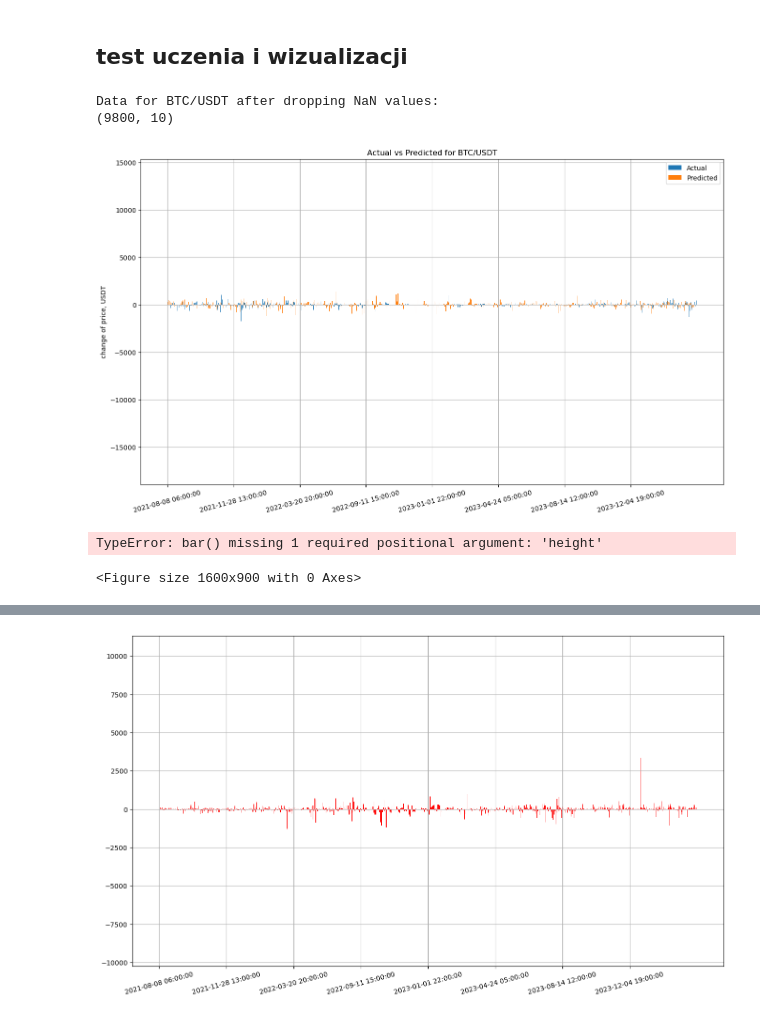
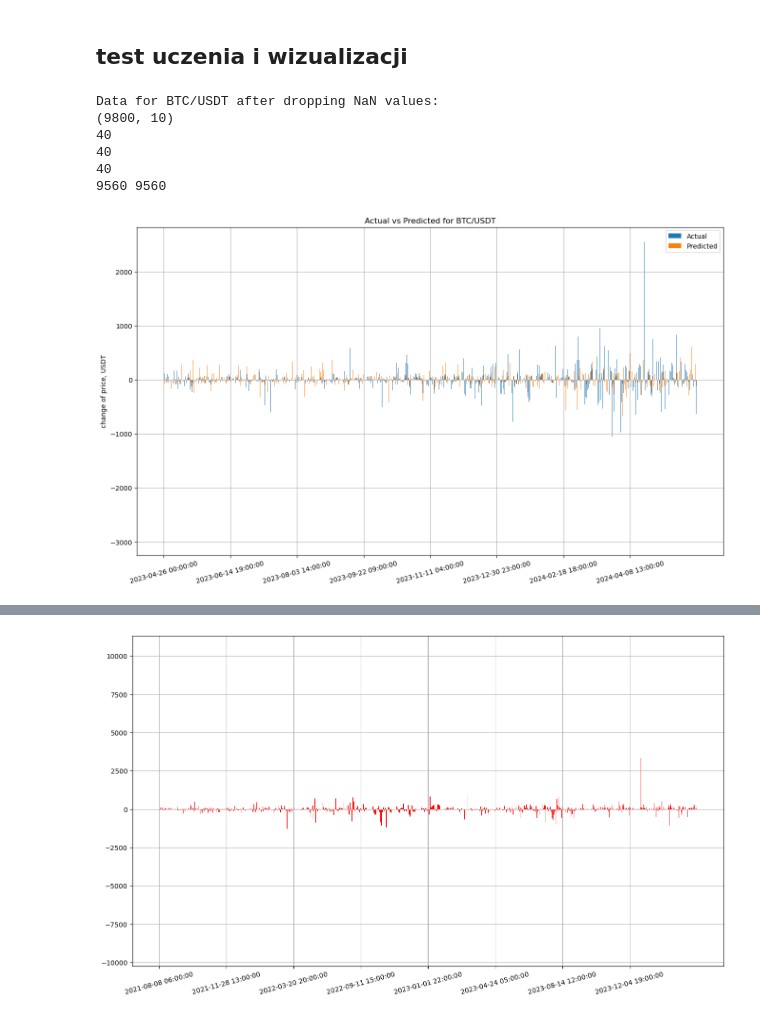
Before and after one commit to szym98/WSB_ML_crypto_model, a Jupyter notebook: Main_CryptoML.ipynb, the cells around one changed output, grey strips where cells are left out. Saved outputs shown, nothing was run; the diff lists cells and outputs as text; code cells hidden in the pictures.

```diff
--- a/Main_CryptoML.ipynb
+++ b/Main_CryptoML.ipynb
@@ -21,8 +39,9 @@ import matplotlib.pyplot as plt
 exchange = ccxt.binance()
 
 # Function to fetch OHLCV data
-def fetch_ohlcv(symbol, timeframe='1h', n_frames=10000, since=None):
+def fetch_ohlcv(symbol, timeframe='1h', n_frames=10000):
     dataframe = pd.DataFrame(columns=['timestamp', 'open', 'high', 'low', 'close', 'volume'])
+    since = exchange.parse8601( (datetime.utcnow() - timedelta(hours=n_frames)).isoformat() )
     timediff = exchange.parse8601( datetime.utcnow().isoformat() ) - since
     for i in range(1+n_frames//1000):
         temp_ohlcv = pd.DataFrame(exchange.fetch_ohlcv(symbol, timeframe, since=since+(timediff*i*1000//n_frames), limit=1000),columns=['timestamp', 'open', 'high', 'low', 'close', 'volume'])
@@ -41,12 +60,12 @@ def fetch_ohlcv(symbol, timeframe='1h', n_frames=10000, since=None):
 # Settings
 symbols= ['BTC/USDT', 'ETH/USDT', 'DOT/USDT', 'ADA/USDT', 'SOL/USDT']
 timeframe = '1h'
-n_hours = 25000  # ok. 3 lata
-since = exchange.parse8601( (datetime.utcnow() - timedelta(hours=n_hours)).isoformat() )
+#n_hours = 25000  # ok. 3 lata
+n_hours = 10000  # ponad rok
 # %% [markdown]
 ## **test uczenia i wizualizacji** ##
 # %%
-dataframe = fetch_ohlcv(symbols[0], timeframe=timeframe, since=since)
+dataframe = fetch_ohlcv(symbols[0], timeframe=timeframe, n_frames=n_hours)
 
 # convert absolute values to relative values
 dataframe = dataframe.diff()
@@ -60,40 +79,48 @@ print(dataframe.shape)
 if dataframe.empty:
     raise ValueError(f"Dataframe for {symbols[0]} is empty after dropping NaN values. Check data fetching and indicator calculation steps.")
 
-
-model = MLPRegressor(hidden_layer_sizes=(125, 125), max_iter=100, alpha=0.002,learning_rate='adaptive',tol=0.002, learning_rate_init=0.002, random_state=42)
+model = MLPRegressor(hidden_layer_sizes=(125, 125), max_iter=1000, alpha=0.002,learning_rate='adaptive',tol=0.002, learning_rate_init=0.002, random_state=42)
 X = dataframe.drop(['close'], axis=1)
 y = dataframe['close']
 
 scaler = StandardScaler()
 X_scaled = scaler.fit_transform(X)
 tscv = TimeSeriesSplit(n_splits=40)
 predictions = []
+R2 = []
+RSS = []
+MAE = []
+
 for train_index, test_index in tscv.split(X_scaled):
     X_train = scaler.fit_transform(X.values[train_index])
     X_test = scaler.fit_transform(X.values[test_index])
     y_train, y_test = y.iloc[train_index], y.iloc[test_index]
     model.fit(X_train, y_train)
     y_pred = model.predict(X_test)
     predictions.extend(y_pred)
+    R2.append( r2_score(y_test, y_pred) )
+    RSS.append( np.sum( np.square(y_test - y_pred) ) )
+    MAE.append( mean_absolute_error(y_test, y_pred) )
 
 # Plotting the results
 fig, ax = plt.subplots(figsize=(16, 9))
 x_temp = np.arange(len(dataframe.index[-len(predictions):]))
 w = 0.4
 ax.bar(x_temp - w/2, y.iloc[-len(predictions):], width=w, label="Actual")
 ax.bar(x_temp + w/2, predictions, width=w, label="Predicted")
 ax.set_ylabel("change of price, USDT")
 ax.set_xticks(x_temp)
 ax.set_xticklabels(dataframe.index[-len(predictions):].astype(str), rotation=15)
 plt.locator_params(axis="x", nbins=8)
 ax.grid(True)
 ax.set_title(f"Actual vs Predicted for {symbols[0]}")
 ax.legend()
 plt.show()
 # %% [output]
 Data for BTC/USDT after dropping NaN values:
 (9800, 10)
+40
+40
+40
+9560 9560
-[figure, old version]
+[figure, new version]
-TypeError: bar() missing 1 required positional argument: 'height'
-<Figure size 1600x900 with 0 Axes>
```
Also changed, not shown: parts of 7 cells of this notebook.
